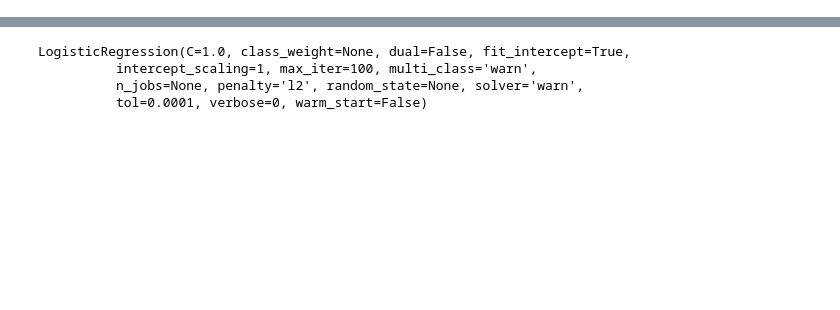
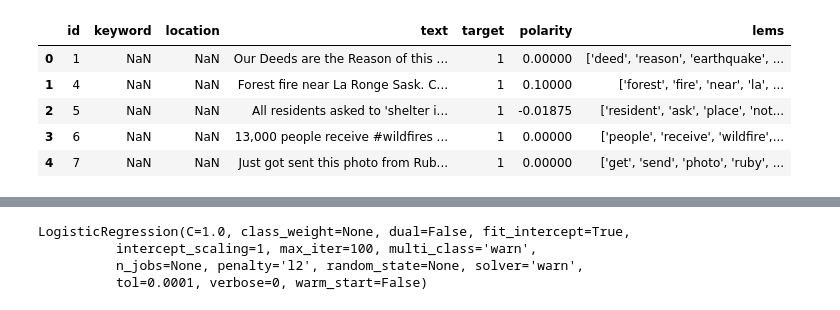
Before and after one commit to Randcc/academic-kickstart, a Jupyter notebook: static/NLP_with_Disaster_Tweets.ipynb, the cells around one changed output, grey strips where cells are left out. Drawn from its saved outputs; the diff is of its cells as text; code cells hidden in the pictures; blank space fills up the shorter version.

```diff
--- a/static/NLP_with_Disaster_Tweets.ipynb
+++ b/static/NLP_with_Disaster_Tweets.ipynb
@@ -80,6 +199,15 @@ def add_polarity1(_df):
     return _df
 # %%
 train=add_polarity1(train)
+# %%
+train.head()
+# %% [output]
+|  | id | keyword | location | text | target | polarity | lems |
+| 0 | 1 | NaN | NaN | Our Deeds are the Reason of this ... | 1 | 0.00000 | ['deed', 'reason', 'earthquake', ... |
+| 1 | 4 | NaN | NaN | Forest fire near La Ronge Sask. C... | 1 | 0.10000 | ['forest', 'fire', 'near', 'la', ... |
+| 2 | 5 | NaN | NaN | All residents asked to 'shelter i... | 1 | -0.01875 | ['resident', 'ask', 'place', 'not... |
+| 3 | 6 | NaN | NaN | 13,000 people receive #wildfires ... | 1 | 0.00000 | ['people', 'receive', 'wildfire',... |
+| 4 | 7 | NaN | NaN | Just got sent this photo from Rub... | 1 | 0.00000 | ['get', 'send', 'photo', 'ruby', ... |
 # %%
 train["lems"]= train["lems"].str.replace("[", "")
 train["lems"]= train["lems"].str.replace("]", "")
```
Also changed, not shown: parts of 37 cells of this notebook, 10 other files.
